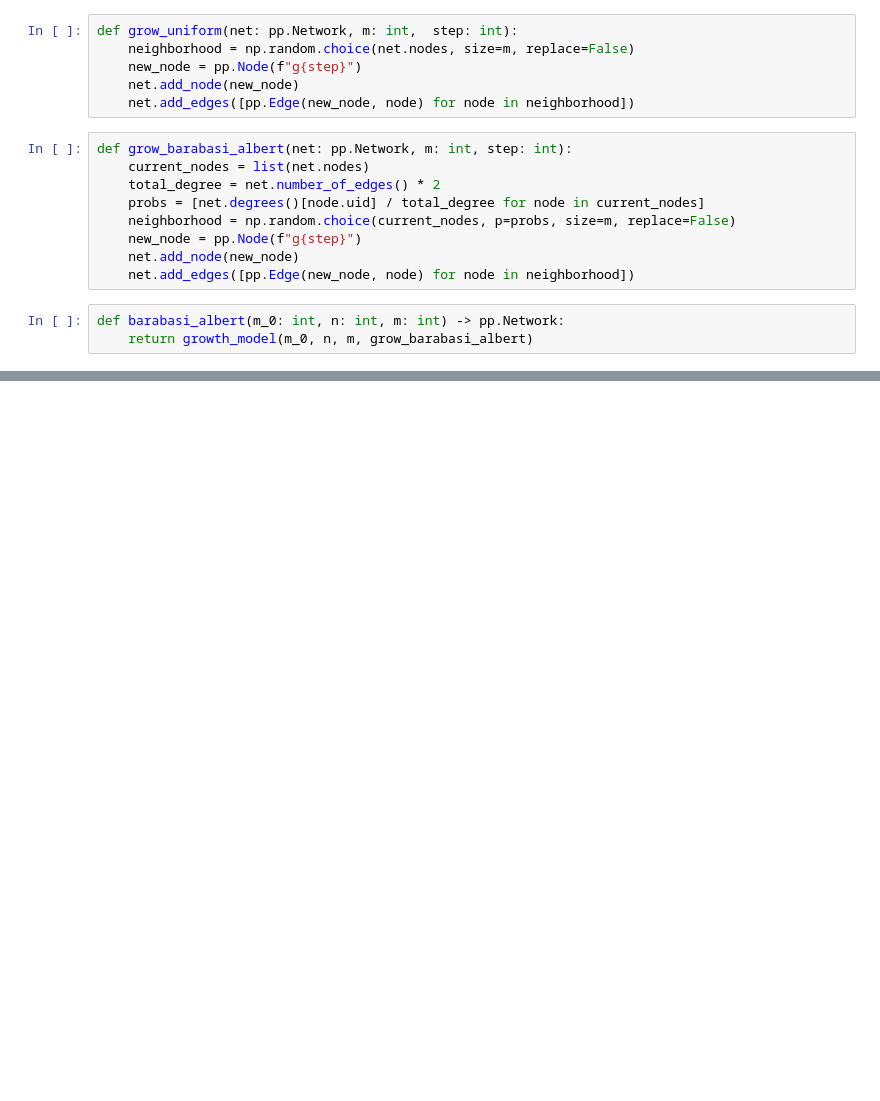
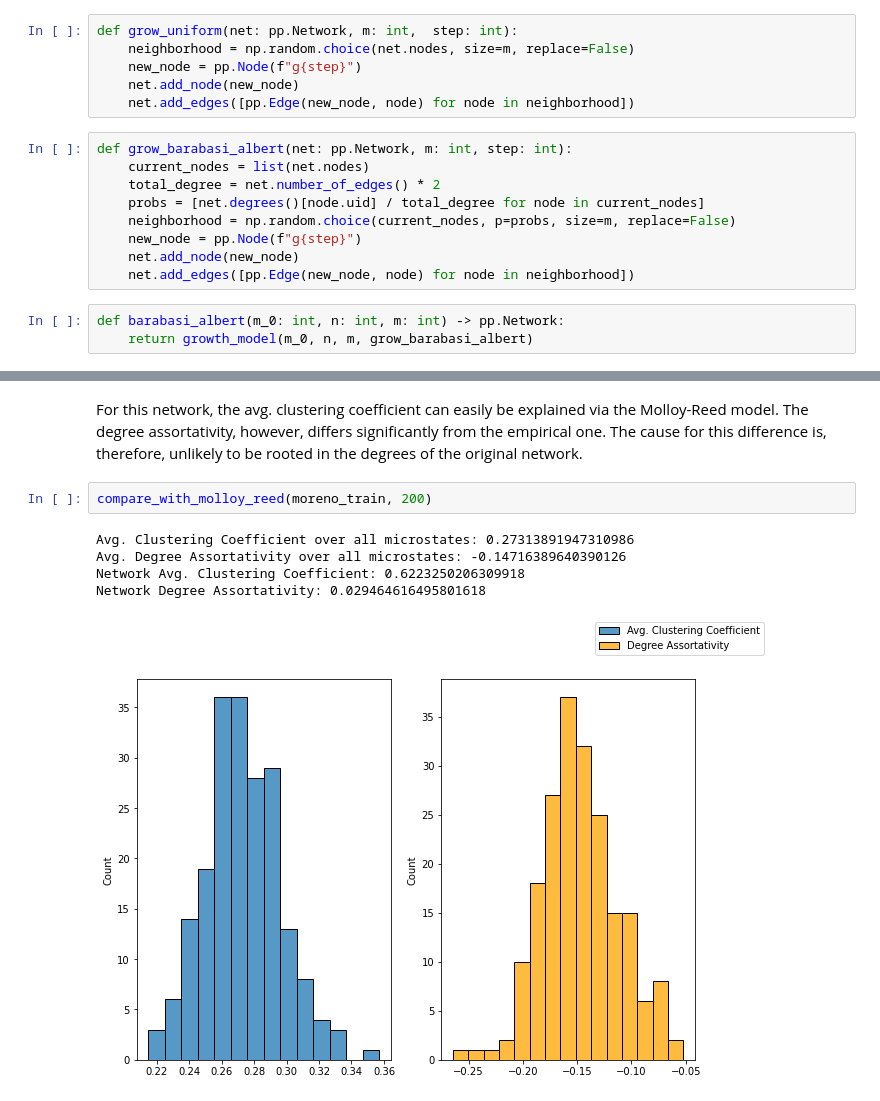
Before and after one commit to TreeMage/sna-exercises, a Jupyter notebook: sheet07.ipynb, the cells around one changed output, grey strips where cells are left out. Cells and saved outputs as stored; diff of their text form; blank space fills up the shorter version.

```diff
--- a/sheet07.ipynb
+++ b/sheet07.ipynb
@@ -66,0 +158,10 @@ def barabasi_albert(m_0: int, n: int, m: int) -> pp.Network:
+# %% [markdown]
+For this network, the avg. clustering coefficient can easily be explained via the Molloy-Reed model. The degree assortativity, however, differs significantly from the empirical one. The cause for this difference is, therefore, unlikely to be rooted in the degrees of the original network.
+# %%
+compare_with_molloy_reed(moreno_train, 200)
+# %% [output]
+Avg. Clustering Coefficient over all microstates: 0.27313891947310986
+Avg. Degree Assortativity over all microstates: -0.14716389640390126
+Network Avg. Clustering Coefficient: 0.6223250206309918
+Network Degree Assortativity: 0.029464616495801618
+[figure, added]
```
Also changed, not shown: parts of 38 cells of this notebook, 1 other file.
